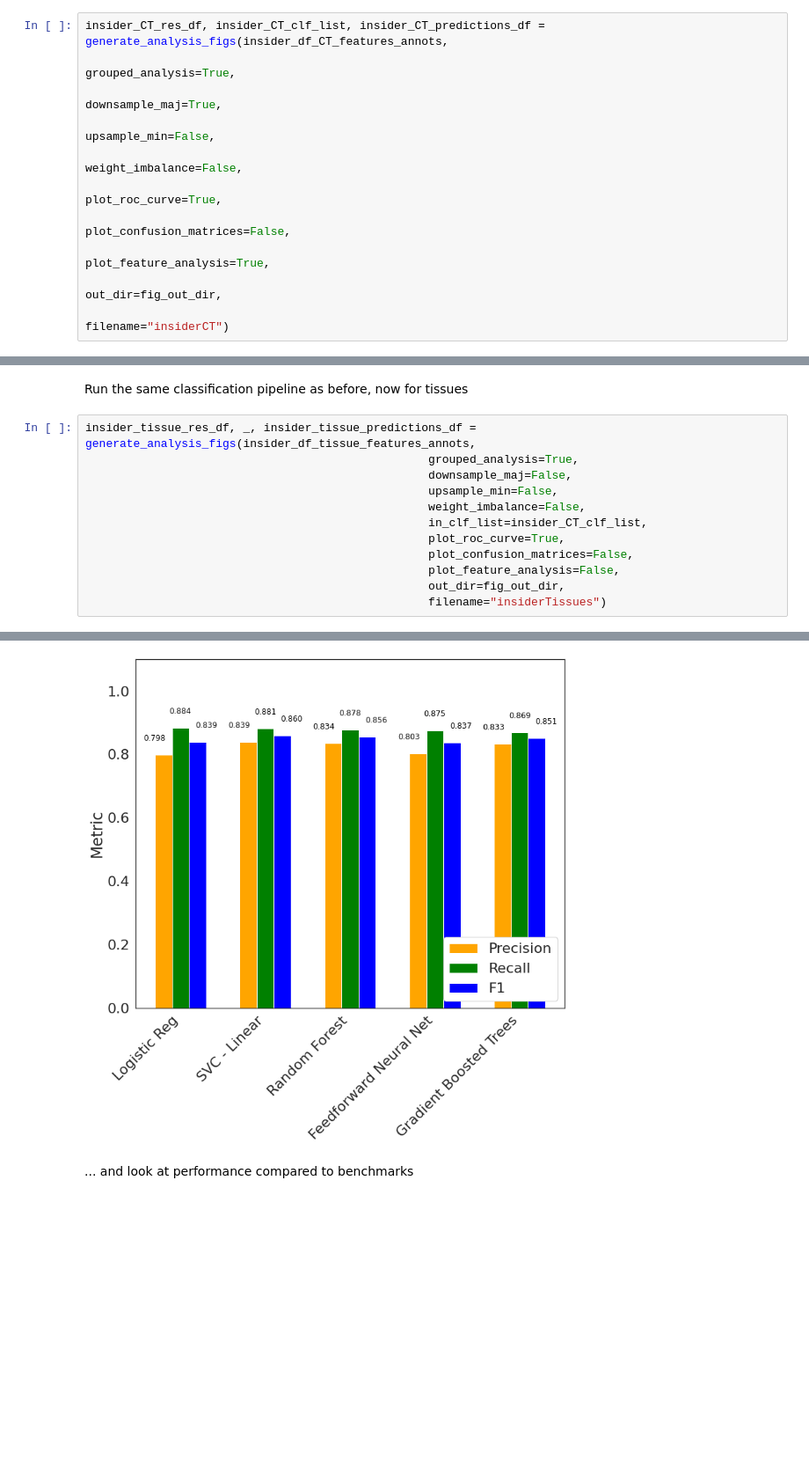
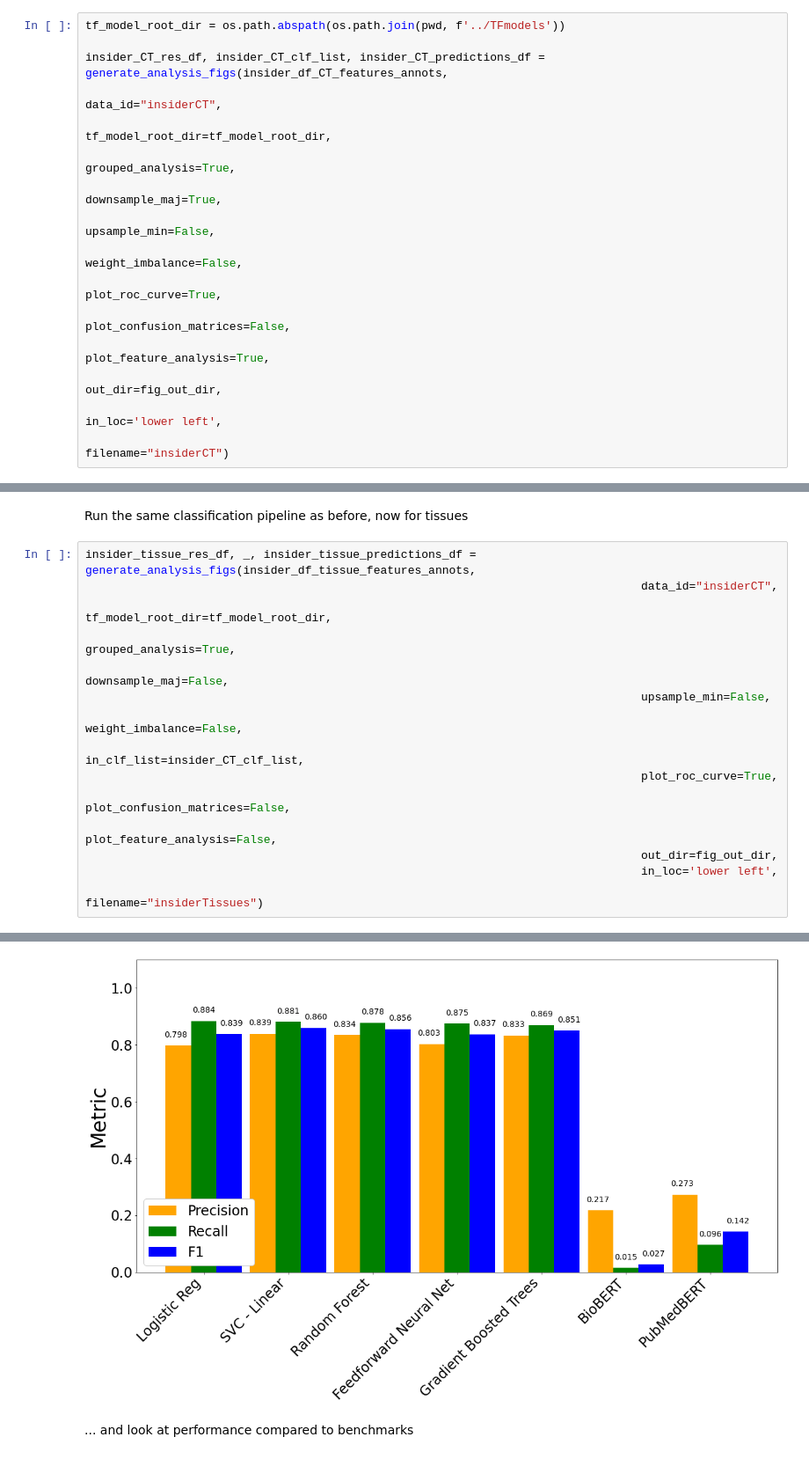
Before and after one commit to dnsosa/lit_contextizer, a Jupyter notebook: notebooks/Literature Contextizer Analyses Notebook.ipynb, the cells around one changed output, grey strips where cells are left out. Shown at 88% size. Saved outputs shown, nothing was run; the diff lists cells and outputs as text; blank space fills up the shorter version.

Commit message:
Updated to include transformer baselines and updated plots

```diff
--- a/notebooks/Literature Contextizer Analyses Notebook.ipynb
+++ b/notebooks/Literature Contextizer Analyses Notebook.ipynb
@@ -125,7 +130,11 @@ draw_CTs_in_mesh_counts(insider_df_CT_features, out_dir=fig_out_dir, filename="I
 # %% [markdown]
 Okay, now we're ready to train our classifiers--let's see some results!
 # %%
+tf_model_root_dir = os.path.abspath(os.path.join(pwd, f'../TFmodels'))
+
 insider_CT_res_df, insider_CT_clf_list, insider_CT_predictions_df = generate_analysis_figs(insider_df_CT_features_annots,
+                                                                                           data_id="insiderCT",
+                                                                                           tf_model_root_dir=tf_model_root_dir,
                                                                                            grouped_analysis=True,
                                                                                            downsample_maj=True,
                                                                                            upsample_min=False,
@@ -134,6 +143,7 @@ insider_CT_res_df, insider_CT_clf_list, insider_CT_predictions_df = generate_ana
                                                                                            plot_confusion_matrices=False,
                                                                                            plot_feature_analysis=True,
                                                                                            out_dir=fig_out_dir,
+                                                                                           in_loc='lower left',
                                                                                            filename="insiderCT")
 # %% [output]
 N negatives: 1130
@@ -310,16 +321,19 @@ Total # insider sentences found in tissues (non-citing): 409
 Run the same classification pipeline as before, now for tissues
 # %%
 insider_tissue_res_df, _, insider_tissue_predictions_df = generate_analysis_figs(insider_df_tissue_features_annots,
-                                                  grouped_analysis=True,
-                                                  downsample_maj=False,
-                                                  upsample_min=False,
-                                                  weight_imbalance=False,
-                                                  in_clf_list=insider_CT_clf_list,
-                                                  plot_roc_curve=True,
-                                                  plot_confusion_matrices=False,
-                                                  plot_feature_analysis=False,
-                                                  out_dir=fig_out_dir,
-                                                  filename="insiderTissues")
+                                                                                 data_id="insiderCT",
+                                                                                 tf_model_root_dir=tf_model_root_dir,
+                                                                                 grouped_analysis=True,
+                                                                                 downsample_maj=False,
+                                                                                 upsample_min=False,
+                                                                                 weight_imbalance=False,
+                                                                                 in_clf_list=insider_CT_clf_list,
+                                                                                 plot_roc_curve=True,
+                                                                                 plot_confusion_matrices=False,
+                                                                                 plot_feature_analysis=False,
+                                                                                 out_dir=fig_out_dir,
+                                                                                 in_loc='lower left',
+                                                                                 filename="insiderTissues")
 # %% [output]
 N negatives: 822
 N positives: 344
@@ -375,4 +387,4 @@ Feature names must be in the same order as they were in fit.
-[figure, old version]
+[figure, new version]
 # %% [markdown]
 ... and look at performance compared to benchmarks
 # %%
```
Also changed, not shown: parts of 12 cells of this notebook, 4 other files.
